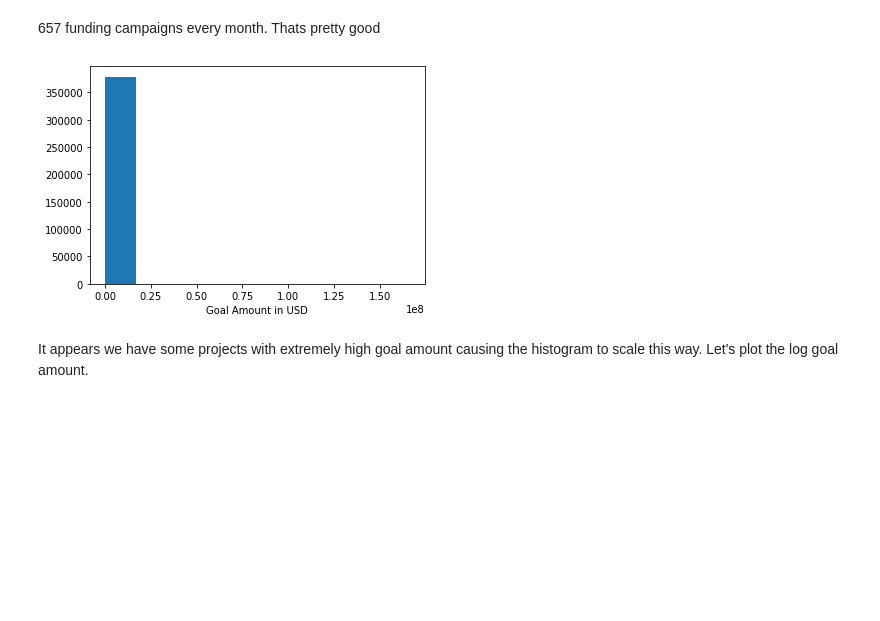
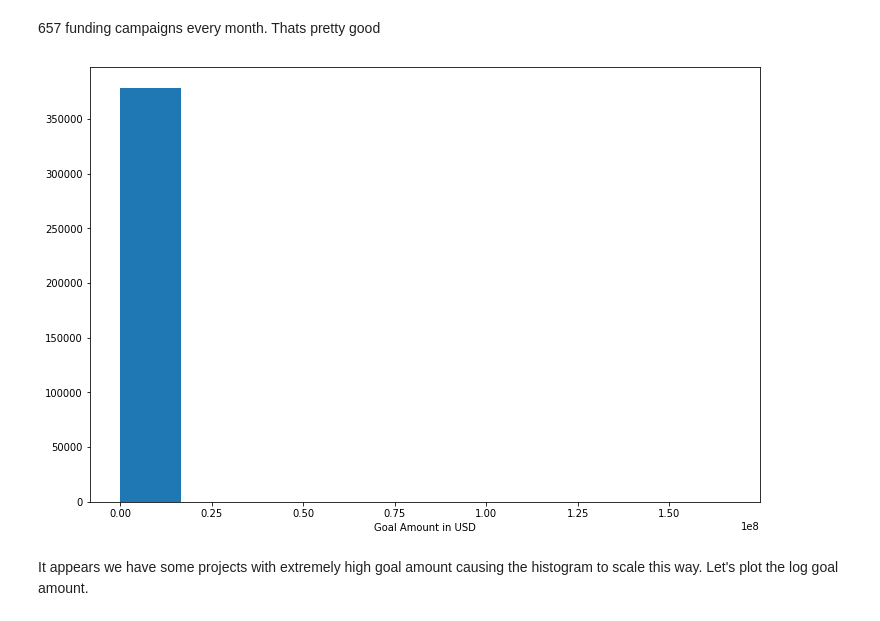
Before and after one commit to sumitkumar-00/kickstarter, a Jupyter notebook: kickstarter.ipynb, the cells around one changed output. Saved outputs shown, nothing was run; the diff lists cells and outputs as text; code cells hidden in the pictures; blank space fills up the shorter version.

```diff
--- a/kickstarter.ipynb
+++ b/kickstarter.ipynb
@@ -173,11 +178,12 @@ ks.shape[0]/number_of_months
 657 funding campaigns every month. Thats pretty good
 # %%
 #Lets look at the distribution of usd_goal_real
+plt.figure(figsize=(12,8))
 plt.hist(ks.usd_goal_real);
 plt.xlabel('Goal Amount in USD')
 plt.show()
 # %% [output]
-[figure, old version]
+[figure, new version]
 # %% [markdown]
 It appears we have some projects with extremely high goal amount causing the histogram to scale this way. Let's plot the log goal amount.
 # %%
```
Also changed, not shown: parts of 14 cells of this notebook.
